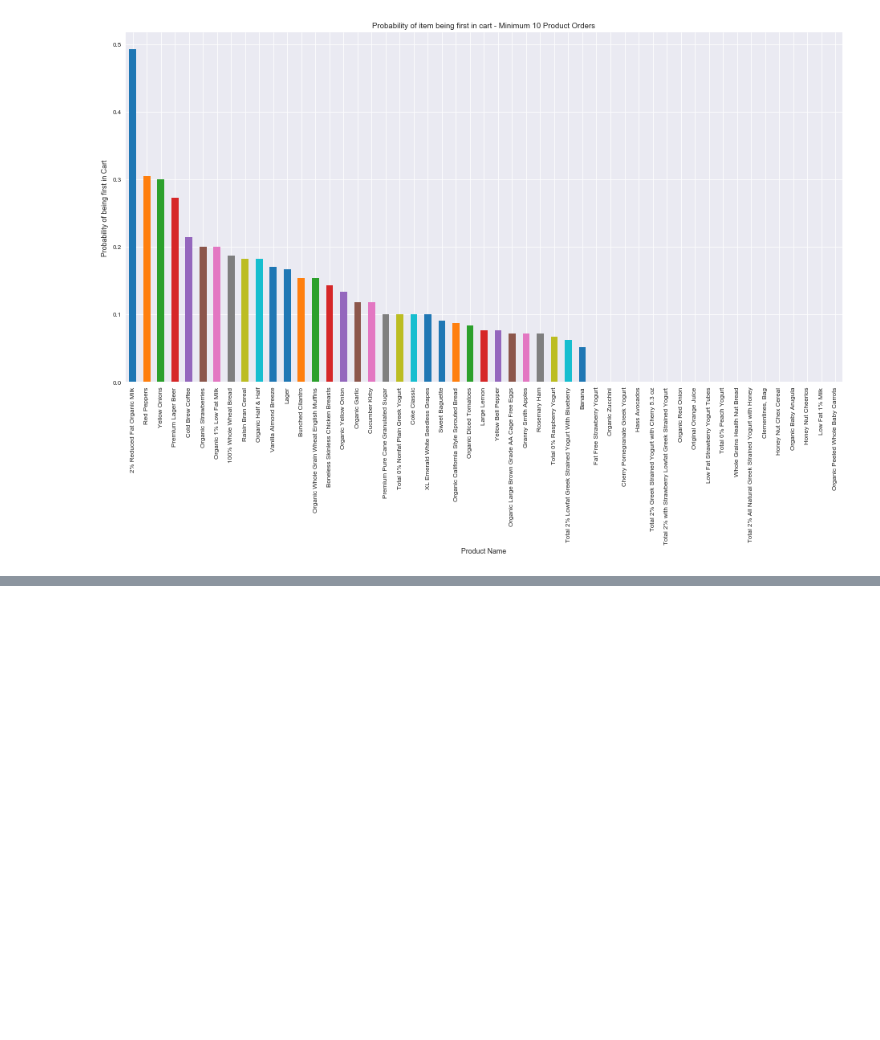
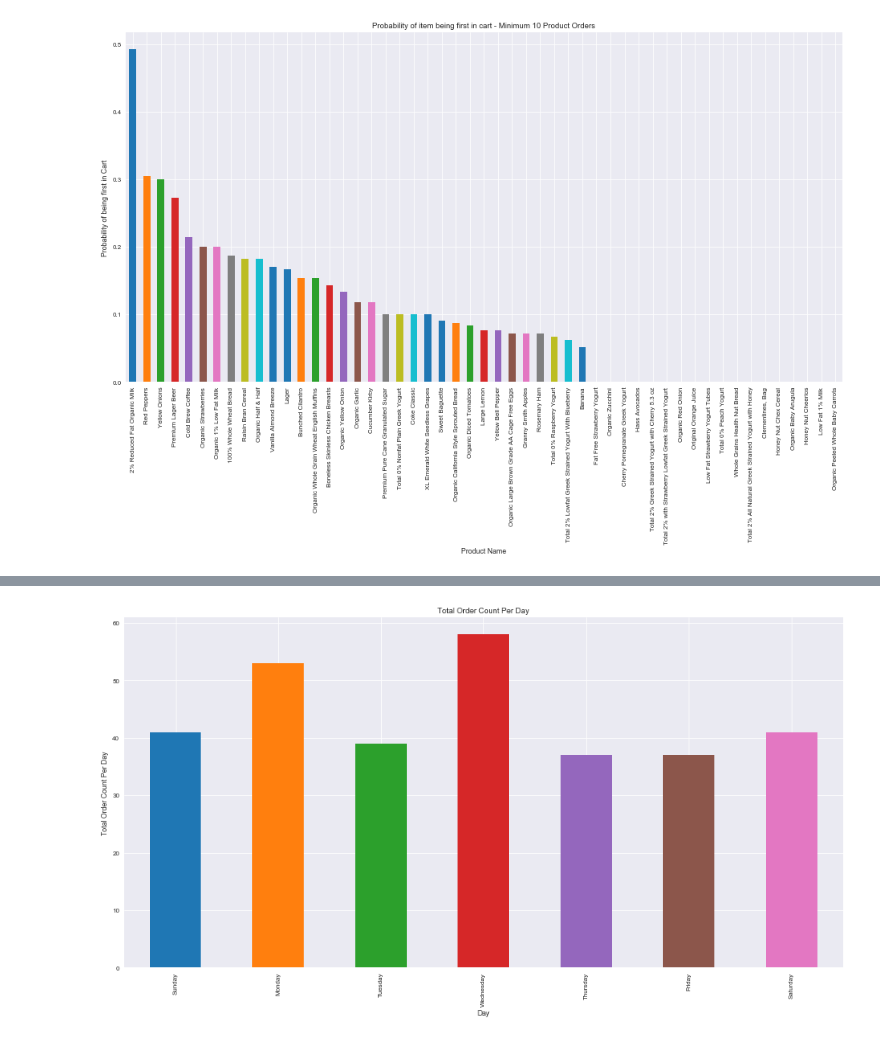
Before and after one commit to 1carew1/instacart_investigation, a Jupyter notebook: Assignment2_EDA.ipynb, the cells around one changed output, grey strips where cells are left out. Cells and saved outputs as stored; diff of their text form; code cells hidden in the pictures; blank space fills up the shorter version.

```diff
--- a/Assignment2_EDA.ipynb
+++ b/Assignment2_EDA.ipynb
@@ -620,0 +595,9 @@ orders.head()
+# %%
+orders_by_day = (orders[["order_dow"]]
+                 .sort_values(by=["order_dow"])
+                 .dropna(thresh=1)
+                 .groupby(["order_dow"])
+                 .size()
+                 .reset_index(name='count')
+                )
+orders_by_day.head()
@@ -620,0 +611,12 @@ orders.head()
+# %%
+fig, ax = plt.subplots()
+fig.set_figheight(8)
+fig.set_figwidth(16)
+orders_by_day['count'].plot.bar()
+ax.set_xticklabels(days_of_week, rotation='vertical')
+plt.title("Total Order Count Per Day")
+plt.ylabel("Total Order Count Per Day")
+plt.xlabel("Day")
+plt.show()
+# %% [output]
+[figure, added]
```
Also changed, not shown: parts of 41 cells of this notebook, 1 other file.
